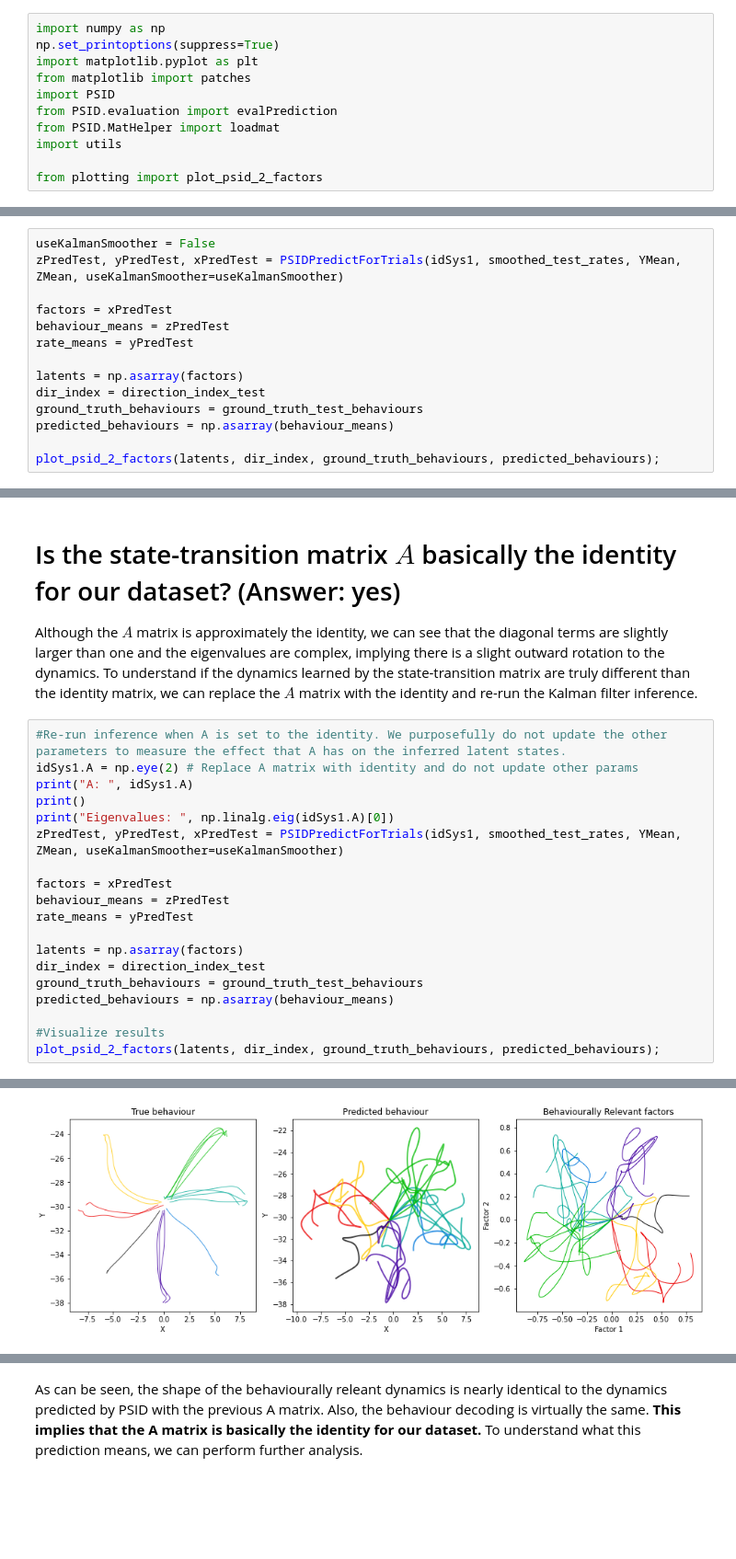
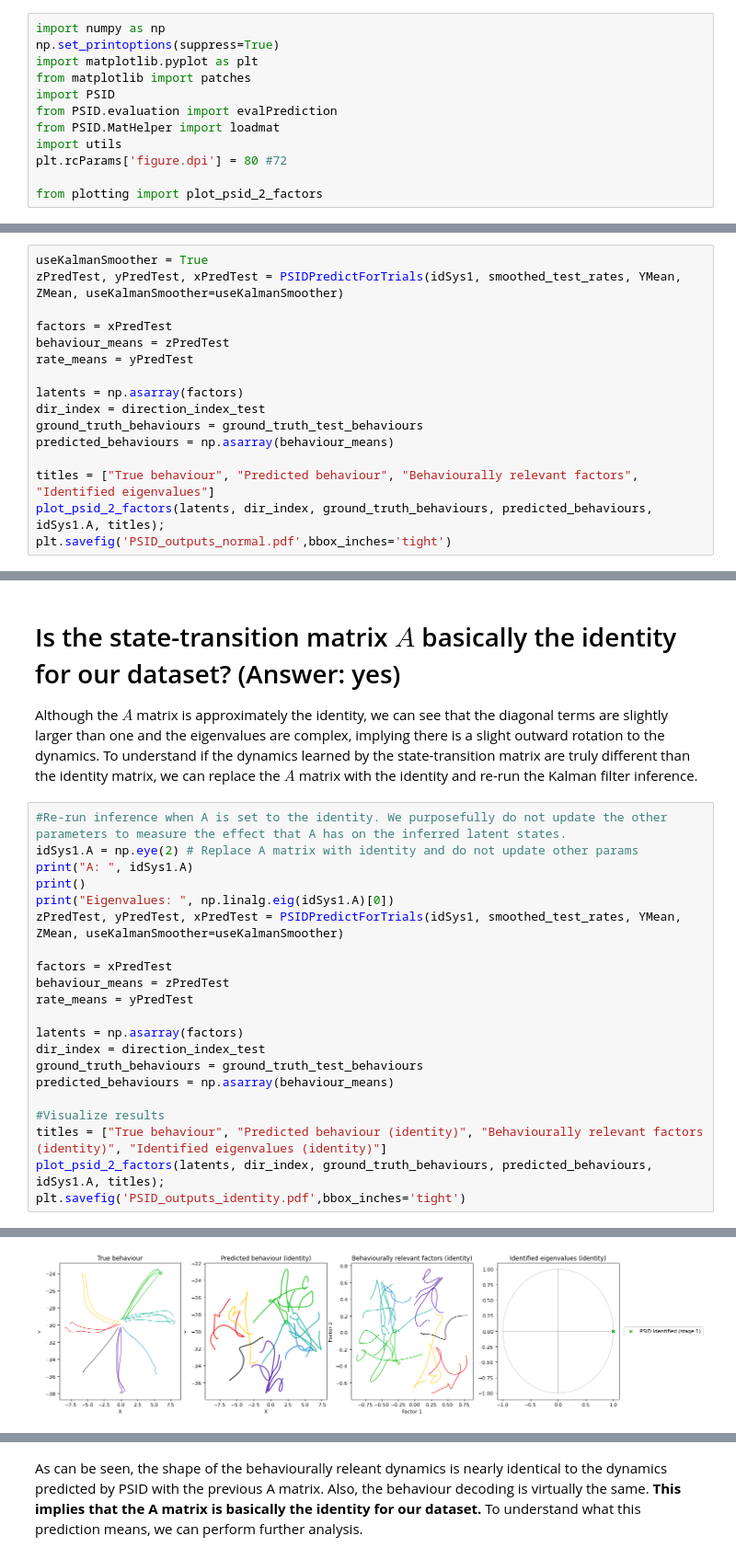
Before and after one commit to HennigLab/psid_technical_report, a Jupyter notebook: psid_technical_report.ipynb, the cells around one changed output, grey strips where cells are left out. Shown at 92% size. Saved outputs shown, nothing was run; the diff lists cells and outputs as text; blank space fills up the shorter version.

```diff
--- a/psid_technical_report.ipynb
+++ b/psid_technical_report.ipynb
@@ -27,6 +19,7 @@ import PSID
 from PSID.evaluation import evalPrediction
 from PSID.MatHelper import loadmat
 import utils
+plt.rcParams['figure.dpi'] = 80 #72
 
 from plotting import plot_psid_2_factors
 # %% [markdown]
@@ -186,7 +179,7 @@ def PSIDPredictForTrials(idSys, YAll, YMean=None, ZMean=None, steady_state=True,
         xPredAll.append(xPred1This)
     return zPredAll, yPredAll, xPredAll
 # %%
-useKalmanSmoother = False
+useKalmanSmoother = True
 zPredTest, yPredTest, xPredTest = PSIDPredictForTrials(idSys1, smoothed_test_rates, YMean, ZMean, useKalmanSmoother=useKalmanSmoother)
 
 factors = xPredTest
@@ -198,5 +191,7 @@ dir_index = direction_index_test
 ground_truth_behaviours = ground_truth_test_behaviours
 predicted_behaviours = np.asarray(behaviour_means)
 
-plot_psid_2_factors(latents, dir_index, ground_truth_behaviours, predicted_behaviours);
+titles = ["True behaviour", "Predicted behaviour", "Behaviourally relevant factors", "Identified eigenvalues"]
+plot_psid_2_factors(latents, dir_index, ground_truth_behaviours, predicted_behaviours, idSys1.A, titles);
+plt.savefig('PSID_outputs_normal.pdf',bbox_inches='tight')
 # %% [output]
@@ -237,28 +232,30 @@ Although the $A$ matrix is approximately the identity, we can see that the diago
 # %%
 #Re-run inference when A is set to the identity. We purposefully do not update the other parameters to measure the effect that A has on the inferred latent states.
 idSys1.A = np.eye(2) # Replace A matrix with identity and do not update other params
 print("A: ", idSys1.A)
 print()
 print("Eigenvalues: ", np.linalg.eig(idSys1.A)[0])
 zPredTest, yPredTest, xPredTest = PSIDPredictForTrials(idSys1, smoothed_test_rates, YMean, ZMean, useKalmanSmoother=useKalmanSmoother)
 
 factors = xPredTest
 behaviour_means = zPredTest
 rate_means = yPredTest
 
 latents = np.asarray(factors)
 dir_index = direction_index_test
 ground_truth_behaviours = ground_truth_test_behaviours
 predicted_behaviours = np.asarray(behaviour_means)
 
 #Visualize results
-plot_psid_2_factors(latents, dir_index, ground_truth_behaviours, predicted_behaviours);
+titles = ["True behaviour", "Predicted behaviour (identity)", "Behaviourally relevant factors (identity)", "Identified eigenvalues (identity)"]
+plot_psid_2_factors(latents, dir_index, ground_truth_behaviours, predicted_behaviours, idSys1.A, titles);
+plt.savefig('PSID_outputs_identity.pdf',bbox_inches='tight')
 # %% [output]
 A:  [[1. 0.]
  [0. 1.]]
 
 Eigenvalues:  [1. 1.]
-[figure, old version]
+[figure, new version]
 # %%
 #Evaluating the behaviour prediction
 from sklearn.metrics import r2_score, mean_squared_error
```
Also changed, not shown: parts of 13 cells of this notebook, 1 other file.
